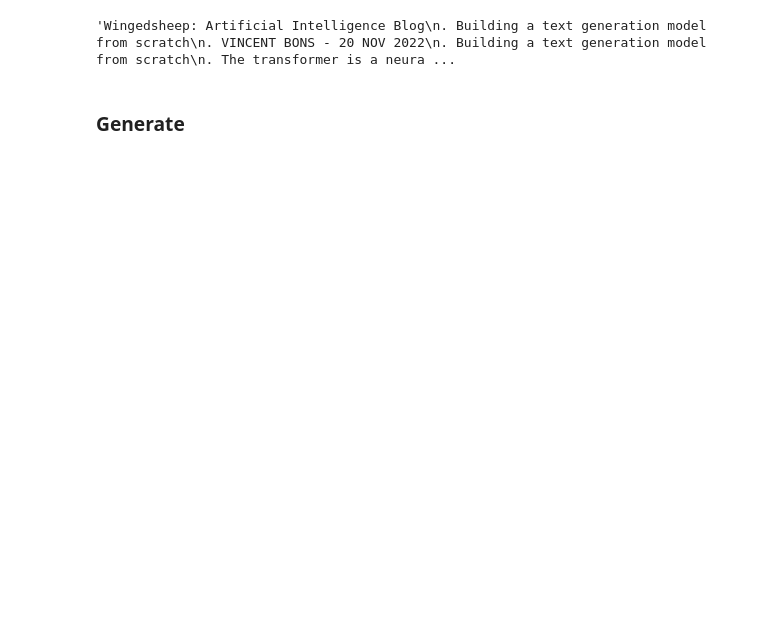
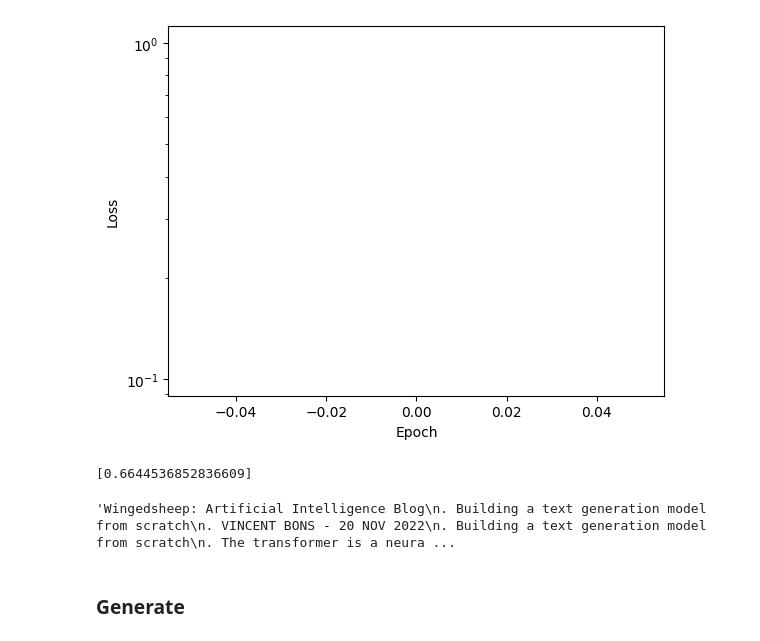
Before and after one commit to kiiza-quark/LLM-from-sratch, a Jupyter notebook: train.ipynb, the cells around one changed output. Saved outputs shown, nothing was run; the diff lists cells and outputs as text; code cells hidden in the pictures; blank space fills up the shorter version.

```diff
--- a/train.ipynb
+++ b/train.ipynb
@@ -27,7 +27,7 @@ def tokenize_and_pad_training_data(max_sequence_length, tokenizer, training_data
 
 tokenizer = Tokenizer()
 embedding_dimension = 256
-max_sequence_length = 8
+max_sequence_length = 20
 number_of_tokens = tokenizer.size()
 # Create the model
 model = AutoregressiveWrapper(LanguageModel(
@@ -56,7 +56,7 @@ training_data = '. '.join([
 ])
 
 with open("makedata/data.txt", 'r') as file:
-    training_data = '. '.join([line for line in file.readlines()])
+    training_data = '. '.join([line.lower() for line in file.readlines()])
 
 tokenized_and_padded_training_data = tokenize_and_pad_training_data(max_sequence_length, tokenizer, training_data)
 sequences = create_training_sequences(max_sequence_length,
@@ -64,6 +64,5 @@ tokenized_and_padded_training_data)
 # Train the model
 optimizer = torch.optim.Adam(model.parameters(), lr=0.0001)
 trainer = Trainer(model, tokenizer, optimizer)
-for _ in range(110):
-    trainer.train(sequences, epochs=100, batch_size=8)
+trainer.train(sequences, epochs=100, batch_size=20)
 # %% [output]
@@ -71,3 +70,5 @@ TypeError: sequence item 0: expected str instance, list found
+[figure, added]
+[0.6644536852836609]
 # %%
 
 with open("makedata/data.txt", 'r') as file:
```
Also changed, not shown: parts of 3 cells of this notebook, 1 other file.
